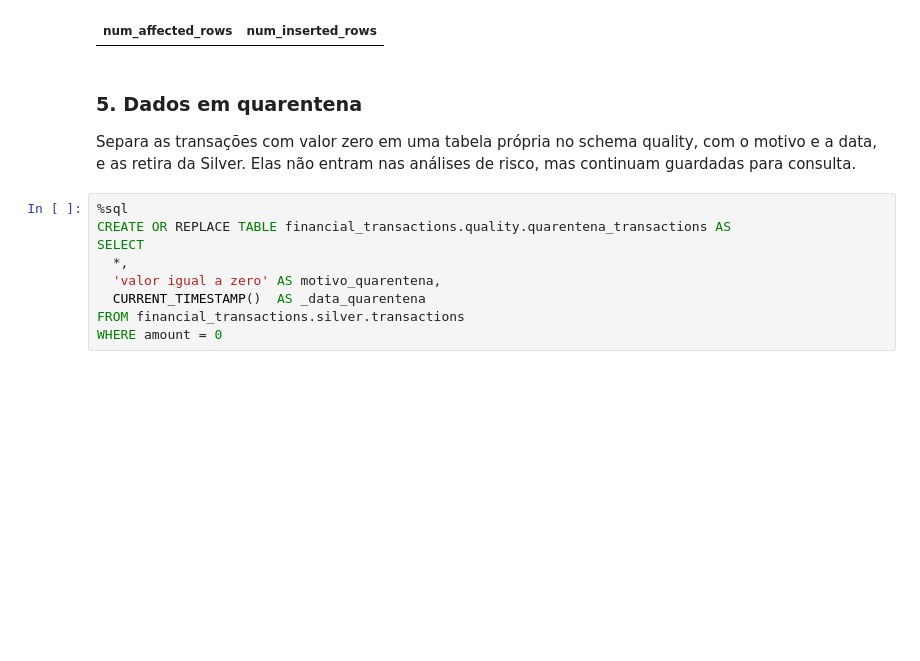
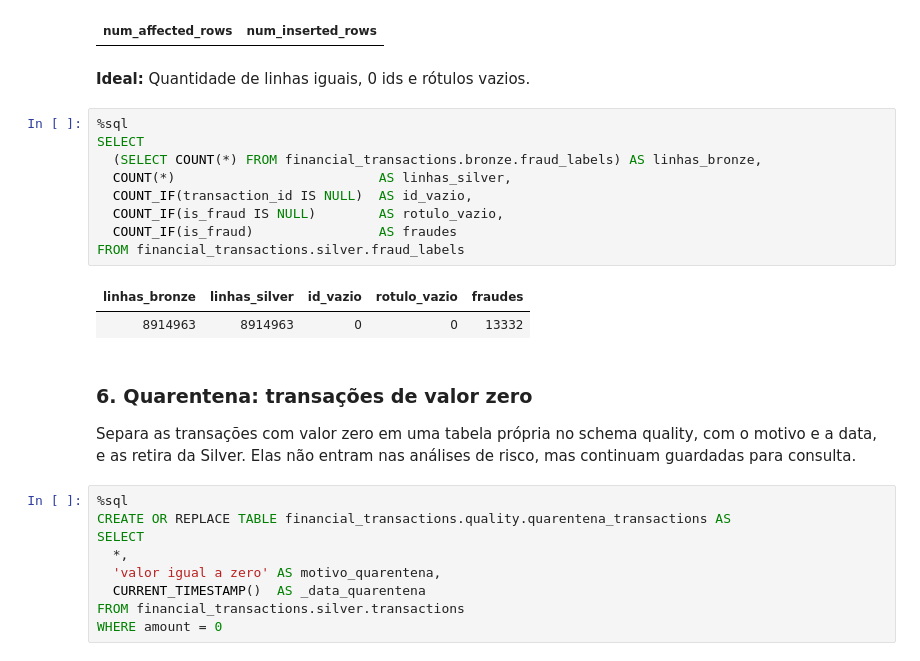
Before and after one commit to emillyssantoss20-crypto/financial_transactions, a Jupyter notebook: processing silver.ipynb, the cells around one changed output. Drawn from its saved outputs; the diff is of its cells as text; blank space fills up the shorter version.

```diff
--- a/processing silver.ipynb
+++ b/processing silver.ipynb
@@ -210,8 +212,22 @@ SELECT
 FROM financial_transactions.bronze.fraud_labels
 # %% [output]
 | num_affected_rows | num_inserted_rows |
+# %% [markdown]
+**Ideal:** Quantidade de linhas iguais, 0 ids e rótulos vazios.
+# %%
+%sql
+SELECT
+  (SELECT COUNT(*) FROM financial_transactions.bronze.fraud_labels) AS linhas_bronze,
+  COUNT(*)                          AS linhas_silver,
+  COUNT_IF(transaction_id IS NULL)  AS id_vazio,
+  COUNT_IF(is_fraud IS NULL)        AS rotulo_vazio,
+  COUNT_IF(is_fraud)                AS fraudes
+FROM financial_transactions.silver.fraud_labels
+# %% [output]
+| linhas_bronze | linhas_silver | id_vazio | rotulo_vazio | fraudes |
+| 8914963 | 8914963 | 0 | 0 | 13332 |
 # %% [markdown]
-### 5. Dados em quarentena
+### 6. Quarentena: transações de valor zero
 Separa as transações com valor zero em uma tabela própria no schema quality, com o motivo e a data, e as retira da Silver. Elas não entram nas análises de risco, mas continuam guardadas para consulta.
 # %%
 %sql
```
Also changed, not shown: parts of 17 cells of this notebook.
